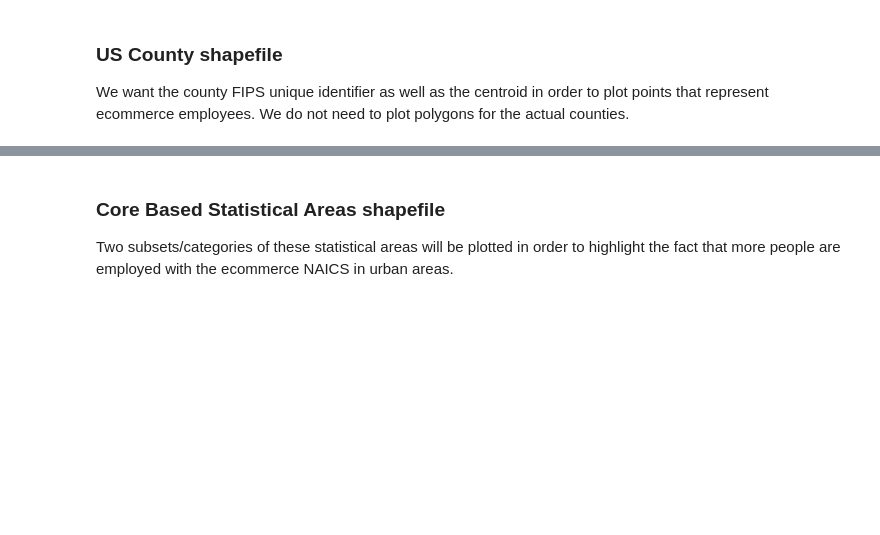
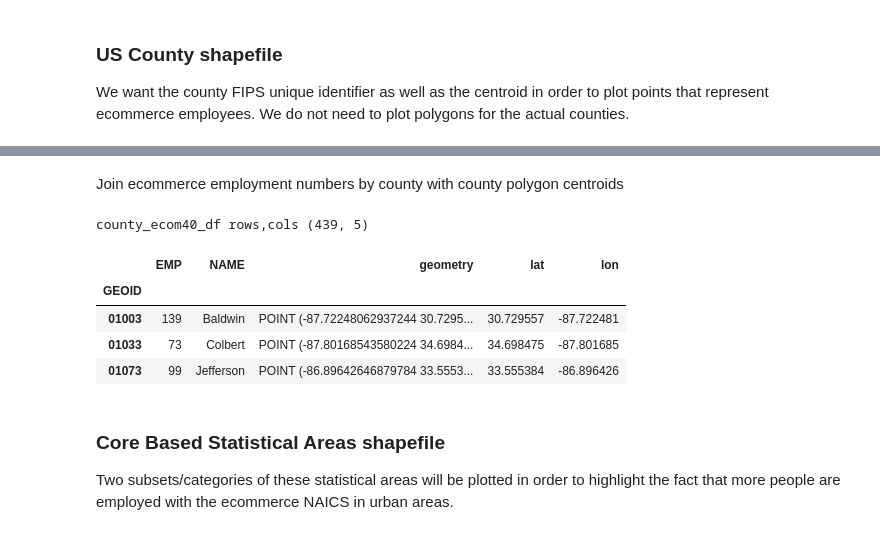
Before and after one commit to stoneyv/cbsa_plot, a Jupyter notebook: python/notebooks/cbsa_cbp_ecommerce_2015.ipynb, the cells around one changed output, grey strips where cells are left out. Cells and saved outputs as stored; diff of their text form; code cells hidden in the pictures; blank space fills up the shorter version.

```diff
--- a/python/notebooks/cbsa_cbp_ecommerce_2015.ipynb
+++ b/python/notebooks/cbsa_cbp_ecommerce_2015.ipynb
@@ -103,3 +130,19 @@ us_state_df.head(3)
+# %% [markdown]
+Join ecommerce employment numbers by county with county polygon centroids
+# %%
+left_cols = ['GEOID', 'EMP']
+county_ecom40_df = ecom_co_gt39_df[left_cols].set_index('GEOID').join(
+                                          county_centers_df.set_index('GEOID'),
+                                          lsuffix='_e' )
+print('county_ecom40_df rows,cols', county_ecom40_df.shape)
+county_ecom40_df.head(3)
+# %% [output]
+county_ecom40_df rows,cols (439, 5)
+|  | EMP | NAME | geometry | lat | lon |
+| GEOID |  |  |  |  |  |
+| 01003 | 139 | Baldwin | POINT (-87.72248062937244 30.7295... | 30.729557 | -87.722481 |
+| 01033 | 73 | Colbert | POINT (-87.80168543580224 34.6984... | 34.698475 | -87.801685 |
+| 01073 | 99 | Jefferson | POINT (-86.89642646879784 33.5553... | 33.555384 | -86.896426 |
 # %% [markdown]
 ### Core Based Statistical Areas shapefile
 Two subsets/categories of these statistical areas will be plotted in order to highlight the fact that more people are employed with the ecommerce NAICS in urban areas.
```
Also changed, not shown: parts of 22 cells of this notebook.
